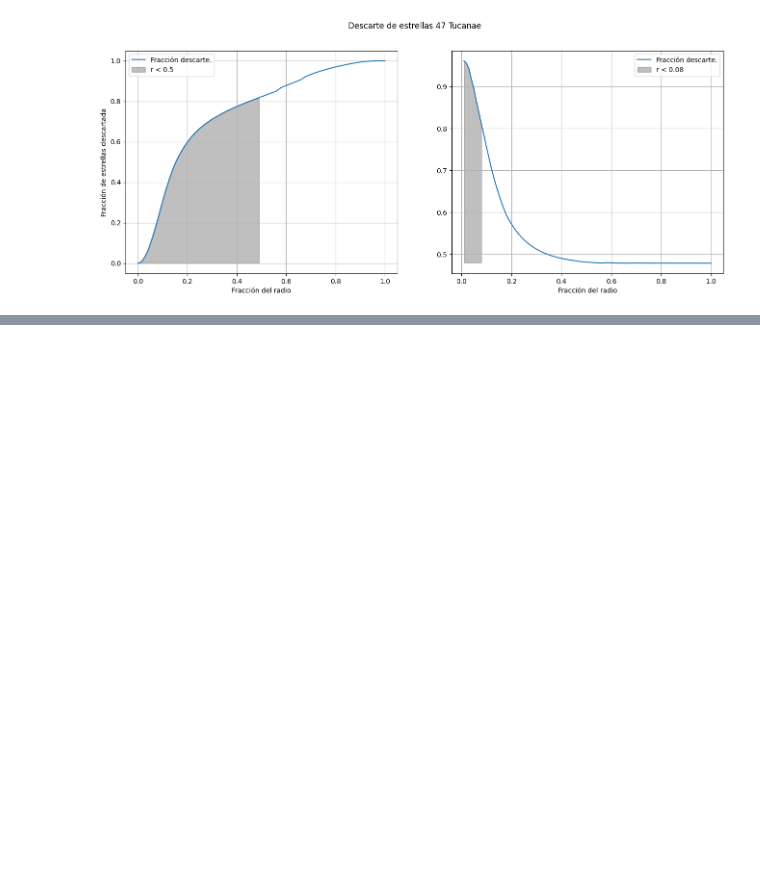
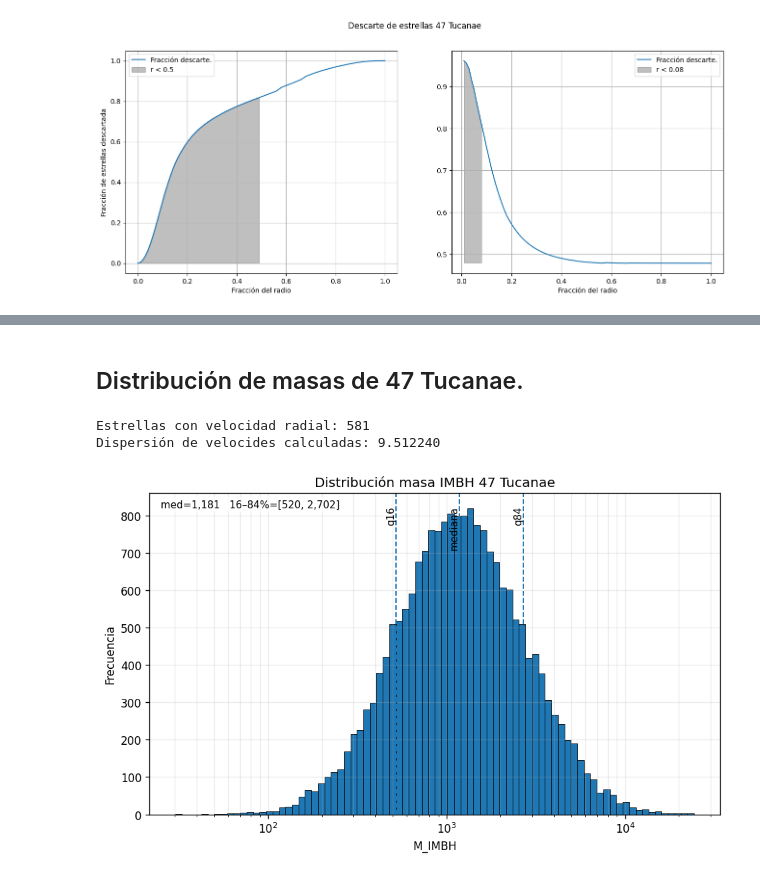
Before and after one commit to santhiperbolico/tfm-ucm-code, a Jupyter notebook: notebooks/memories/Figuras 47 Tucanae.ipynb, the cells around one changed output, grey strips where cells are left out. Drawn from its saved outputs; the diff is of its cells as text; code cells hidden in the pictures; blank space fills up the shorter version.

```diff
--- a/notebooks/memories/Figuras 47 Tucanae.ipynb
+++ b/notebooks/memories/Figuras 47 Tucanae.ipynb
@@ -157,0 +191,24 @@ ax.scatter(x=np.array([df_data.l.mean()]), y=np.array([df_data.b.mean()]), s=10,
+# %% [markdown]
+## Distribución de masas de 47 Tucanae.
+# %%
+df_gc = gc_object.clustering_results.remove_outliers_gc(random_state=123).copy()
+
+df_gc["pmra_kms"] = df_gc["pmra_kms"] - df_gc["pmra_kms"].mean()
+df_gc["pmdec_kms"] = df_gc["pmdec_kms"] - df_gc["pmdec_kms"].mean()
+df_gc["radial_velocity"] = df_gc["radial_velocity"] - df_gc["radial_velocity"].mean()
+
+df_gc["v_tan"] = np.sqrt(df_gc.pmra_kms**2 + df_gc.pmdec_kms**2)
+df_gc["v_3d"] = np.sqrt(df_gc.v_tan**2 + df_gc.radial_velocity**2)
+sigma_v = df_gc["v_3d"].std()
+print("Estrellas con velocidad radial: %i" % (~df_gc["radial_velocity"].isna()).sum())
+print("Dispersión de velocides calculadas: %f" % sigma_v)
+# %% [output]
+Estrellas con velocidad radial: 581
+Dispersión de velocides calculadas: 9.512240
+# %%
+log10_mh, scatter_dex = estimate_log10_mbh_from_sigma(sigma_v)
+imbh_sample = sample_mbh(log10_mh, scatter_dex, size=20000, seed=123)
+hist_sample(imbh_sample, title="Distribución masa IMBH 47 Tucanae", xlabel="M_IMBH", ylabel="Frecuencia")
+plt.savefig("../figures/imbh_distribution_47tucanae.png")
+# %% [output]
+[figure, added]
```
Also changed, not shown: parts of 17 cells of this notebook, 27 other files.
